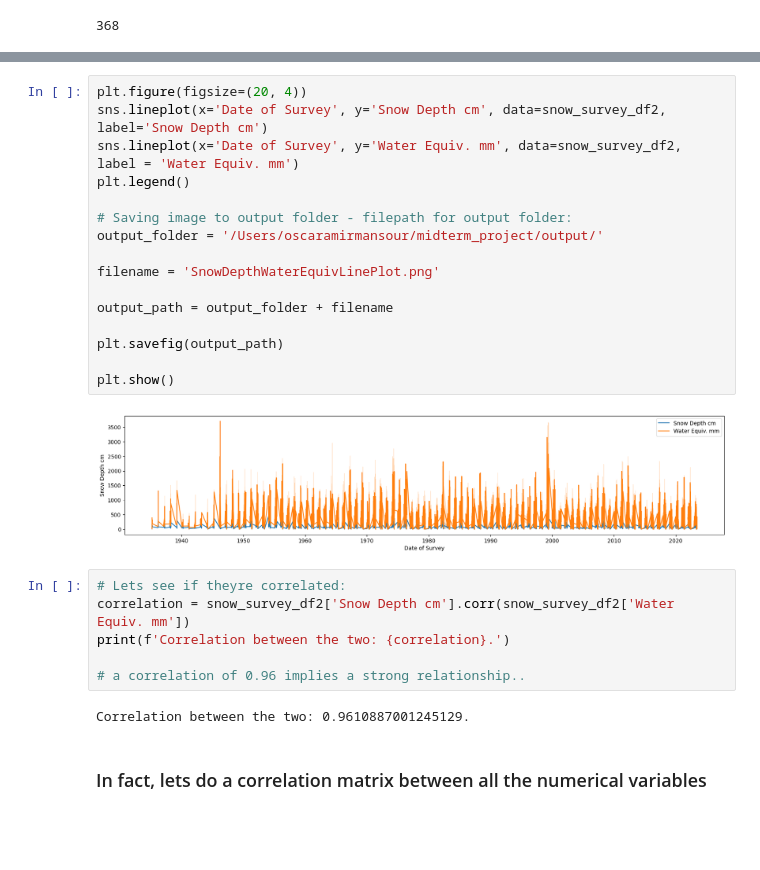
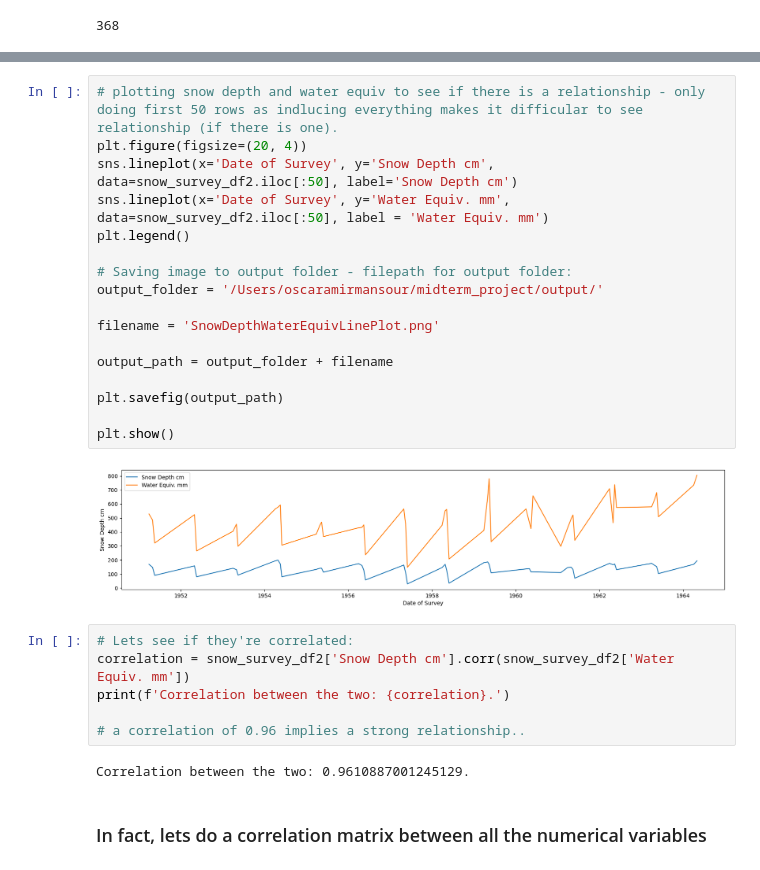
Before and after one commit to Oliver2552/Snow_Depth_Patterns_BC, a Jupyter notebook: src/snow_survey_EDA.ipynb, the cells around one changed output, grey strips where cells are left out. Drawn from its saved outputs; the diff is of its cells as text; blank space fills up the shorter version.

```diff
--- a/src/snow_survey_EDA.ipynb
+++ b/src/snow_survey_EDA.ipynb
@@ -418,23 +433,24 @@ plt.show()
 # %%
+# plotting snow depth and water equiv to see if there is a relationship - only doing first 50 rows as indlucing everything makes it difficular to see relationship (if there is one).
 plt.figure(figsize=(20, 4))
-sns.lineplot(x='Date of Survey', y='Snow Depth cm', data=snow_survey_df2, label='Snow Depth cm')
-sns.lineplot(x='Date of Survey', y='Water Equiv. mm', data=snow_survey_df2, label = 'Water Equiv. mm')
+sns.lineplot(x='Date of Survey', y='Snow Depth cm', data=snow_survey_df2.iloc[:50], label='Snow Depth cm')
+sns.lineplot(x='Date of Survey', y='Water Equiv. mm', data=snow_survey_df2.iloc[:50], label = 'Water Equiv. mm')
 plt.legend()
 
 # Saving image to output folder - filepath for output folder:
 output_folder = '/Users/oscaramirmansour/midterm_project/output/'
 
 filename = 'SnowDepthWaterEquivLinePlot.png'
 
 output_path = output_folder + filename
 
 plt.savefig(output_path)
 
 plt.show()
 # %% [output]
-[figure, old version]
+[figure, new version]
 # %%
-# Lets see if theyre correlated:
+# Lets see if they're correlated:
 correlation = snow_survey_df2['Snow Depth cm'].corr(snow_survey_df2['Water Equiv. mm'])
 print(f'Correlation between the two: {correlation}.')
 
```
Also changed, not shown: parts of 5 cells of this notebook, 3 other files.
